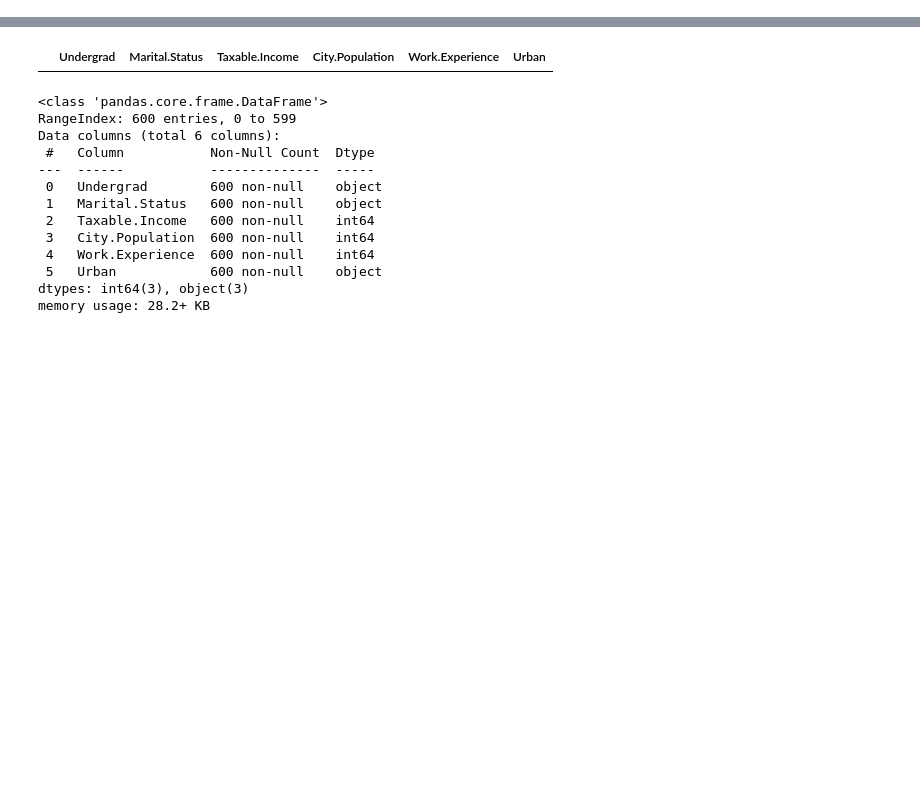
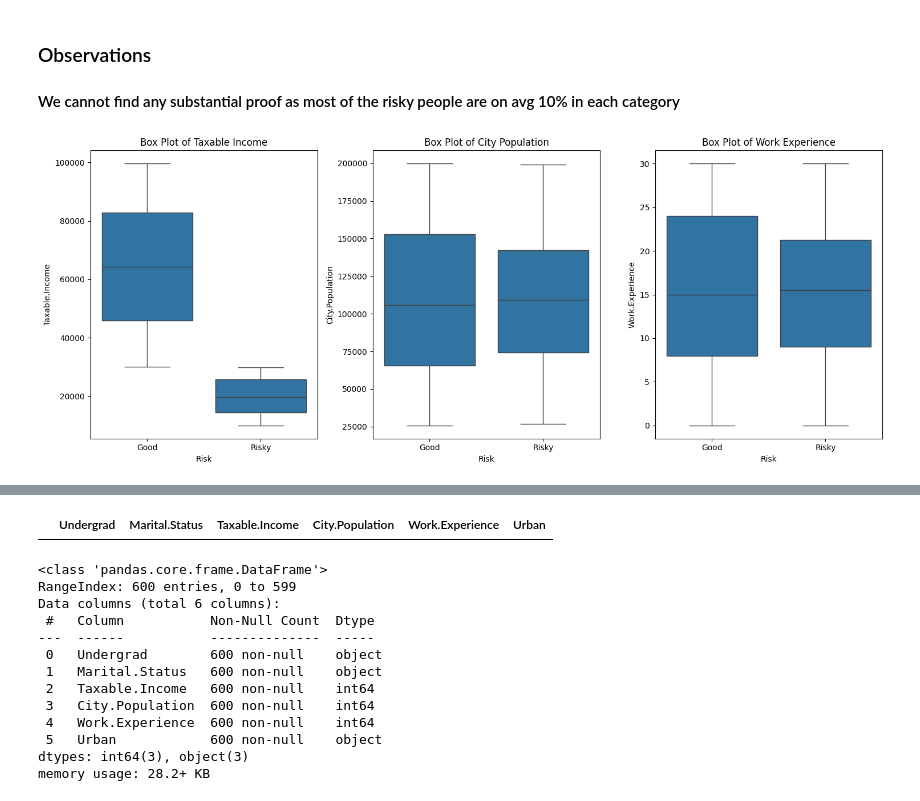
Before and after one commit to GrimmXoXo/Machine-Learning-Techniques-Implementation, a Jupyter notebook: Decision Tree/Fraud_check.ipynb, the cells around one changed output, grey strips where cells are left out. Drawn from its saved outputs; the diff is of its cells as text; code cells hidden in the pictures; blank space fills up the shorter version.

```diff
--- a/Decision Tree/Fraud_check.ipynb
+++ b/Decision Tree/Fraud_check.ipynb
@@ -23,0 +43,25 @@ data
+# %% [markdown]
+### Observations
+#### We cannot find any substantial proof as most of the risky people are on avg 10% in each category
+# %%
+## lets observe with a box plot
+
+# Plot box plots for numerical variables
+plt.figure(figsize=(15, 6))
+
+plt.subplot(1, 3, 1)
+sns.boxplot(data=df, x='Risk', y='Taxable.Income')
+plt.title('Box Plot of Taxable Income')
+
+plt.subplot(1, 3, 2)
+sns.boxplot(data=df, x='Risk', y='City.Population')
+plt.title('Box Plot of City Population')
+
+plt.subplot(1, 3, 3)
+sns.boxplot(data=df, x='Risk', y='Work.Experience')
+plt.title('Box Plot of Work Experience')
+
+plt.tight_layout()
+plt.show()
+# %% [output]
+[figure, added]
```
Also changed, not shown: parts of 4 cells of this notebook.
